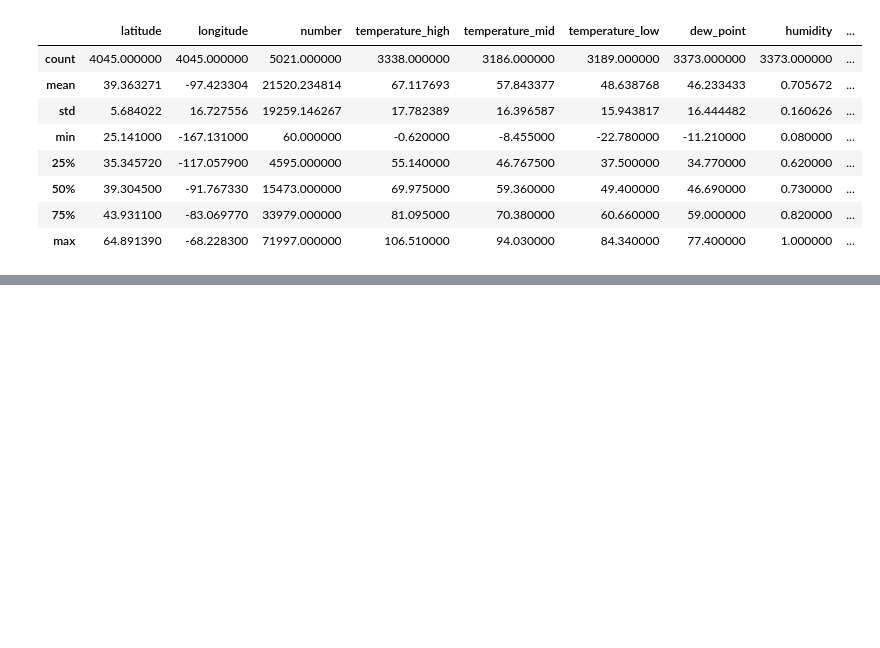
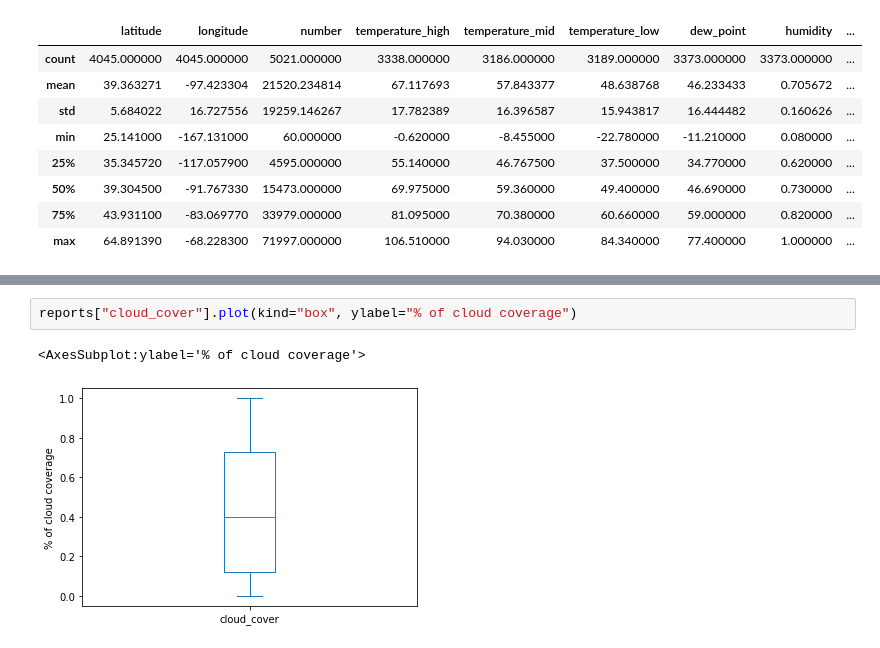
Before and after one commit to wsrtka/where-is-bigfoot, a Jupyter notebook: bigfoot.ipynb, the cells around one changed output, grey strips where cells are left out. Cells and saved outputs as stored; diff of their text form; blank space fills up the shorter version.

```diff
--- a/bigfoot.ipynb
+++ b/bigfoot.ipynb
@@ -26,0 +53,5 @@ reports.describe()
+# %%
+reports["cloud_cover"].plot(kind="box", ylabel="% of cloud coverage")
+# %% [output]
+<AxesSubplot:ylabel='% of cloud coverage'>
+[figure, added]
```
Also changed, not shown: parts of 8 cells of this notebook.
